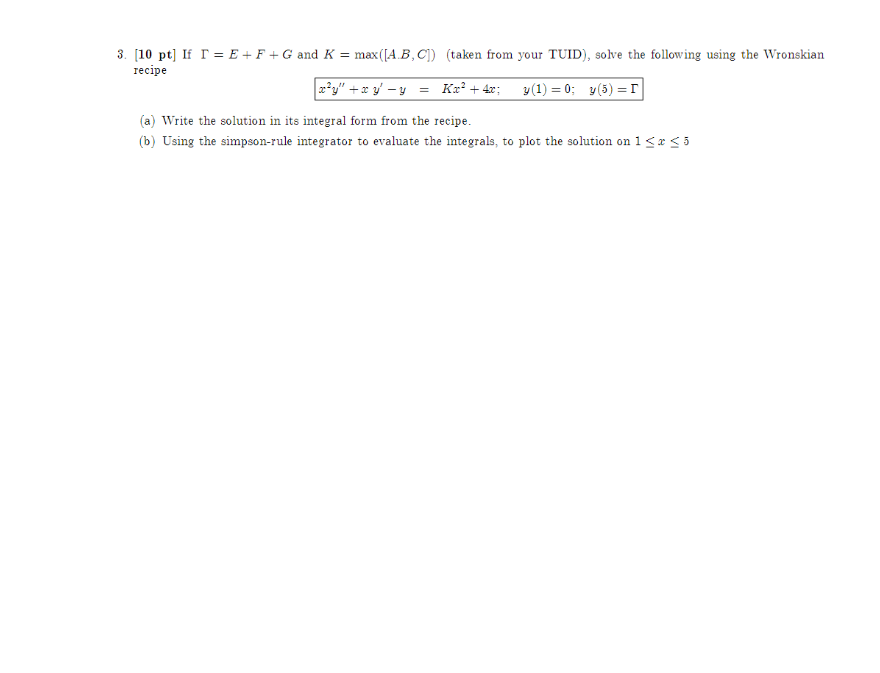
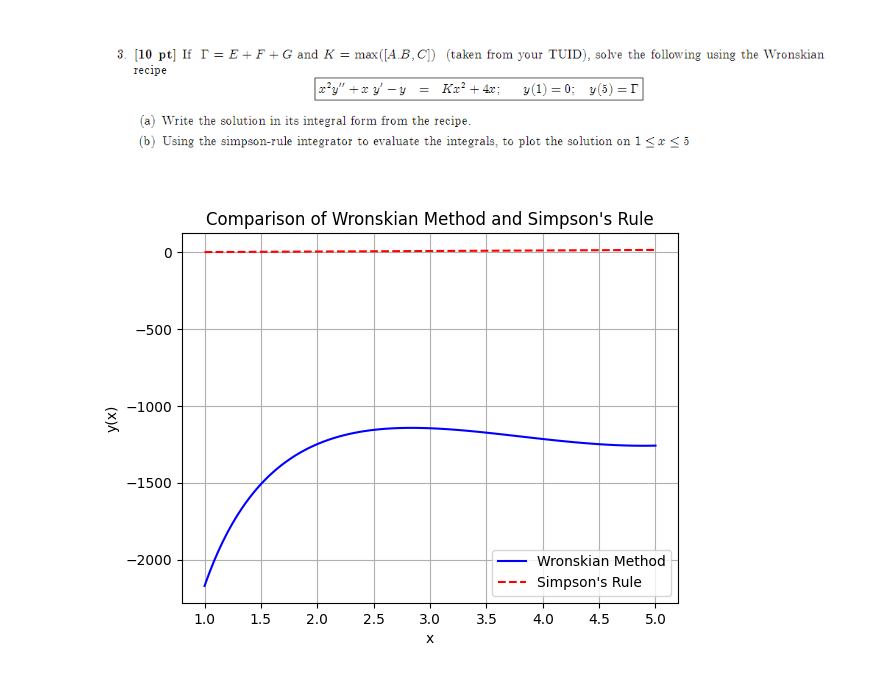
Before and after one commit to aqsnyder/eng_math, a Jupyter notebook: ps_1/problem_3.ipynb, the cells around one changed output. Cells and saved outputs as stored; diff of their text form; code cells hidden in the pictures; blank space fills up the shorter version.

```diff
--- a/ps_1/problem_3.ipynb
+++ b/ps_1/problem_3.ipynb
@@ -2,0 +7,77 @@
+# %%
+import numpy as np
+import matplotlib.pyplot as plt
+from scipy.integrate import odeint, simps
+
+# Define the differential equation system
+def system(Y, x):
+    y, z = Y  # y = y(x) and z = y'(x)
+    dydx = z
+    dzdx = (y - x*z + 9*x - 4)/x**2
+    return [dydx, dzdx]
+
+def wronskian_method(x_values):
+    # Initial conditions for homogeneous solutions
+    Y1_0 = [0, 1]  # For y1
+    Y2_0 = [1, 0]  # For y2
+
+    sol_y1 = odeint(system, Y1_0, x_values)
+    sol_y2 = odeint(system, Y2_0, x_values)
+
+    y1 = sol_y1[:, 0]
+    y1_prime = sol_y1[:, 1]
+    y2 = sol_y2[:, 0]
+    y2_prime = sol_y2[:, 1]
+
+    # Calculate Wronskian
+    W = y1 * y2_prime - y2 * y1_prime
+
+    # Calculate yp using variation of parameters
+    f = 9*x_values**2 + 4*x_values
+    u1_prime = -y2 * f / W
+    u2_prime = y1 * f / W
+
+    u1 = np.cumsum(u1_prime) * (x_values[1] - x_values[0])
+    u2 = np.cumsum(u2_prime) * (x_values[1] - x_values[0])
+
+    yp = u1 * y1 + u2 * y2
+
+    # Solve for c1 and c2 using boundary conditions
+    # This will be an approximation based on the boundary conditions provided
+    c1 = (14 - yp[-1] - y2[-1]*u2[-1]) / y1[-1]
+    c2 = (14 - yp[-1] - y1[-1]*u1[-1]) / y2[-1]
+
+    y = c1*y1 + c2*y2 + yp
+    return y
+
+# Simpsons rule integrator
+def simpsons_rule(x_values):
+    y0 = 0
+    Y = [y0]
+    z0 = (14-y0)/(x_values[-1]-x_values[0])
+
+    for i in range(1, len(x_values)):
+        x = x_values[i]
+        h = x_values[i] - x_values[i-1]
+        k1 = h * system([Y[-1], z0], x_values[i-1])[0]
+        k2 = h * system([Y[-1]+k1/2, z0], x_values[i-1]+h/2)[0]
+        k3 = h * system([Y[-1]+k2/2, z0], x_values[i-1]+h/2)[0]
+        k4 = h * system([Y[-1]+k3, z0], x_values[i])[0]
+        Y.append(Y[-1] + (k1 + 2*k2 + 2*k3 + k4)/6)
+    return Y
+
+# Main program
+x_values = np.linspace(1, 5, 100)
+y_wronskian = wronskian_method(x_values)
+y_simpsons = simpsons_rule(x_values)
+
+plt.plot(x_values, y_wronskian, label="Wronskian Method", color="blue")
+plt.plot(x_values, y_simpsons, label="Simpson's Rule", linestyle='--', color="red")
+plt.legend()
+plt.xlabel("x")
+plt.ylabel("y(x)")
+plt.title("Comparison of Wronskian Method and Simpson's Rule")
+plt.grid(True)
+plt.show()
+# %% [output]
+[figure, added]
```
Also changed, not shown: parts of 1 cell of this notebook, 1 other file.
